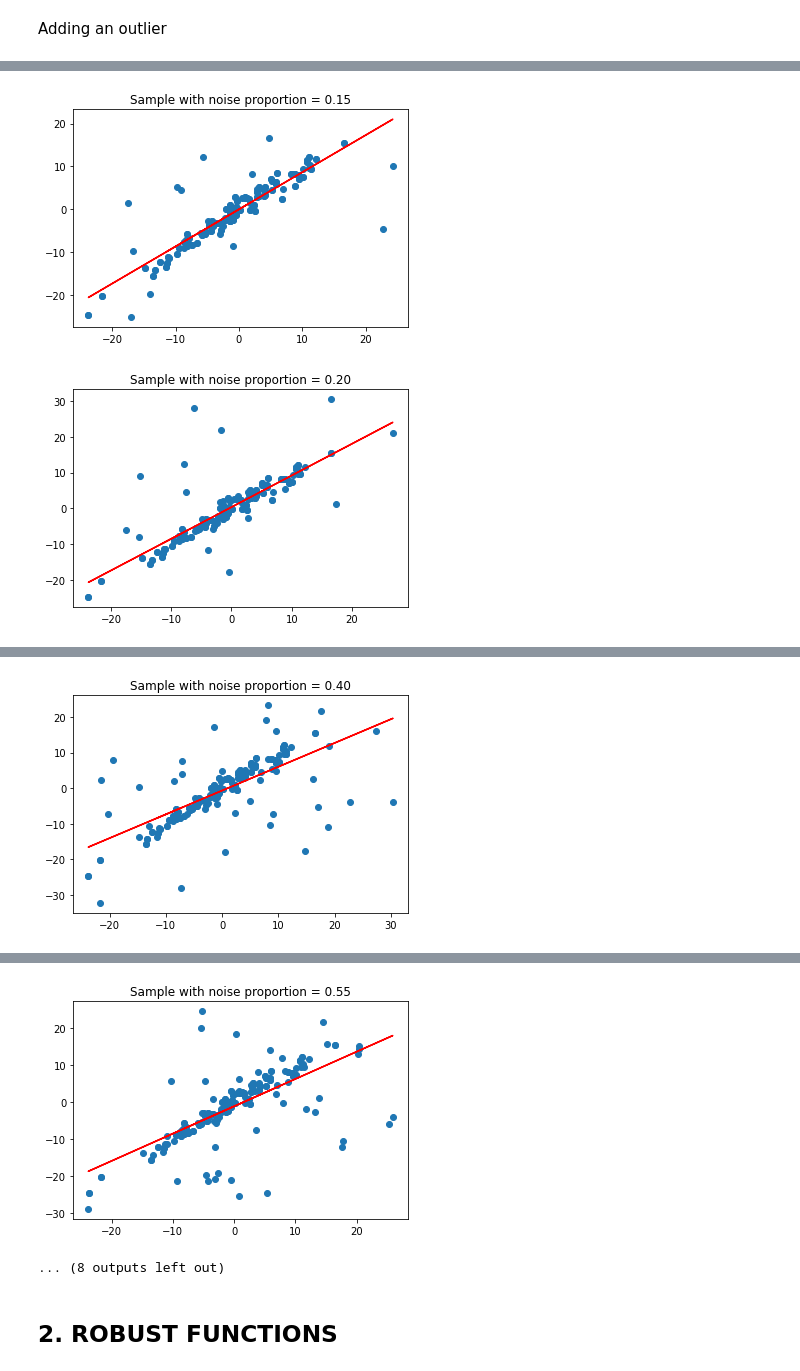
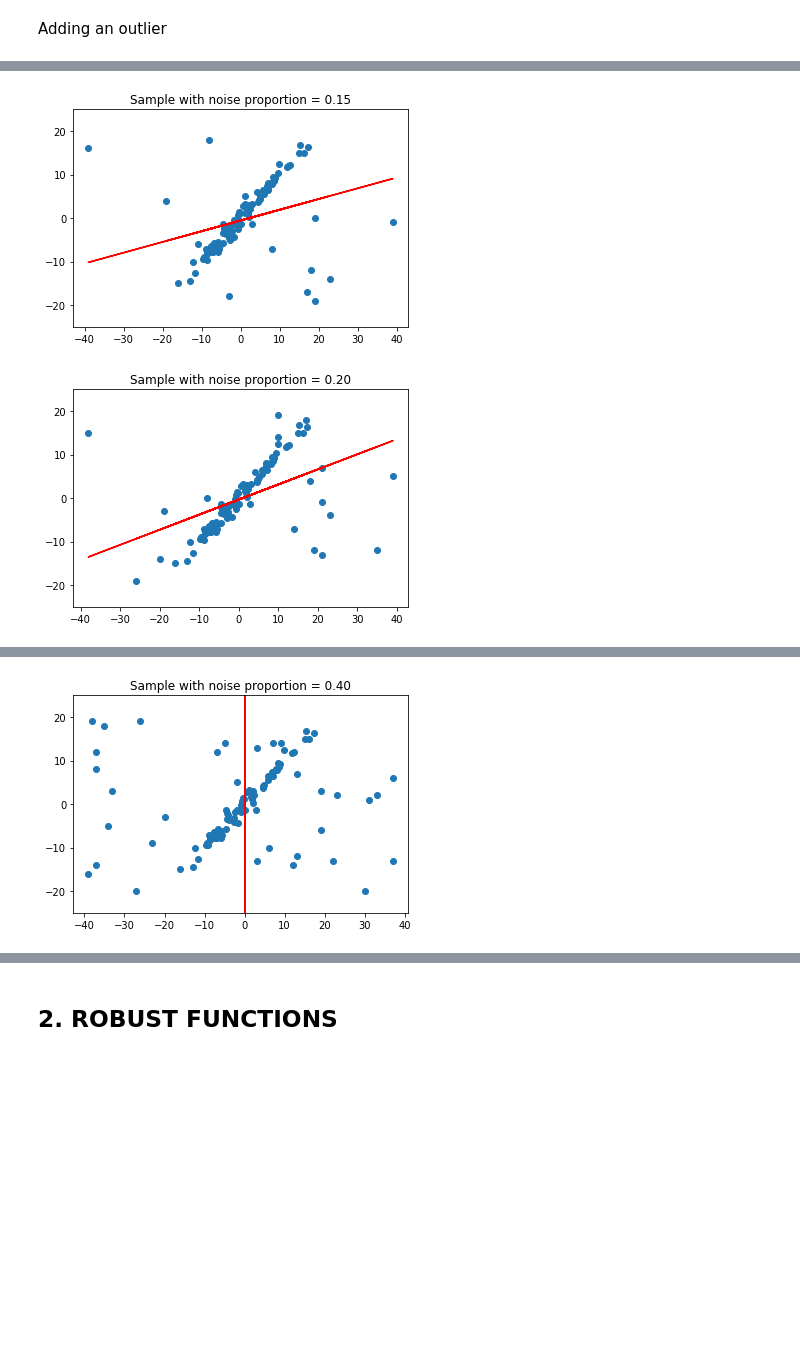
Before and after one commit to Vol0kin/OPT, a Jupyter notebook: Labs/Lab3/Lab_3.ipynb, the cells around one changed output, grey strips where cells are left out. Cells and saved outputs as stored; diff of their text form; code cells hidden in the pictures; blank space fills up the shorter version.

```diff
--- a/Labs/Lab3/Lab_3.ipynb
+++ b/Labs/Lab3/Lab_3.ipynb
@@ -43,6 +43,6 @@ def adapting_gradient_descent(x, y, f, grad_f, tol=1e-5, max_iter=1000):
 
     return w, n
 # %%
-w_opt, n = adapting_gradient_descent(x, y, error, grad_error)
+w_opt, n = gradient_descent(x, y, error, grad_error)
 print(w_opt)
 # %% [output]
@@ -50,5 +50,5 @@ print(w_opt)
 # %%
-def plot_fitted_line(x, y, w, title=''):
+def plot_fitted_line(x, y, w, title='', y_range=None):
     plt.clf()
 
     plt.plot(x, w[0] * x + w[1], 'r')
@@ -56,6 +56,9 @@ def plot_fitted_line(x, y, w, title=''):
 
     plt.title(title)
 
+    if y_range:
+        plt.ylim(*y_range)
+
     plt.show()
 # %%
 plot_fitted_line(x, y, w_opt)
@@ -70,6 +73,6 @@ y_noisy = np.copy(y)
 x_noisy[1] = -40
 y_noisy[1] = 20
 # %%
-w_opt, n = adapting_gradient_descent(x_noisy, y_noisy, error, grad_error)
+w_opt, n = gradient_descent(x_noisy, y_noisy, error, grad_error)
 print(w_opt)
 # %% [output]
@@ -86,21 +89,18 @@ def generate_noisy_sample(x, y, prop=0.1):
     num_points = int(x.shape[0] * prop)
     noisy_idx = np.random.choice(x.shape[0], num_points)
 
-    noisy_x[noisy_idx] = noisy_x[noisy_idx] + 20 * np.random.uniform(low=-1.0, high=1.0, size=num_points)
-    noisy_y[noisy_idx] = noisy_y[noisy_idx] + 20 * np.random.uniform(low=-1.0, high=1.0, size=num_points)
-
-    noisy_x = np.r_[x, noisy_x]
-    noisy_y = np.r_[y, noisy_y]
+    noisy_x[noisy_idx] = np.random.choice(np.arange(-40, 40), size=num_points)
+    noisy_y[noisy_idx] = np.random.choice(np.arange(-20, 20), size=num_points)
 
     return noisy_x, noisy_y
 # %%
-noise_props = np.arange(0, 1, 0.05)
+noise_props = np.arange(0, 0.55, 0.05)
 
 for prop in noise_props:
     # Generate noisy sample
     x_noisy, y_noisy = generate_noisy_sample(x, y, prop=prop)
 
-    w_opt, n = adapting_gradient_descent(x_noisy, y_noisy, error, grad_error)
+    w_opt, n = gradient_descent(x_noisy, y_noisy, error, grad_error)
 
-    plot_fitted_line(x_noisy, y_noisy, w_opt, title=f'Sample with noise proportion = {prop:.2f}')
+    plot_fitted_line(x_noisy, y_noisy, w_opt, title=f'Sample with noise proportion = {prop:.2f}', y_range=(-25, 25))
 # %% [output]
@@ -110,2 +110,2 @@ for prop in noise_props:
-[figure, old version]
+[figure, new version]
-[figure, old version]
+[figure, new version]
@@ -115 +115 @@ for prop in noise_props:
-[figure, old version]
+[figure, new version]
@@ -118,5 +118,3 @@ for prop in noise_props:
-[figure, removed]
-... (8 outputs left out)
 # %% [markdown]
 ## 2. ROBUST FUNCTIONS
 # %%
```
Also changed, not shown: parts of 15 cells of this notebook.
